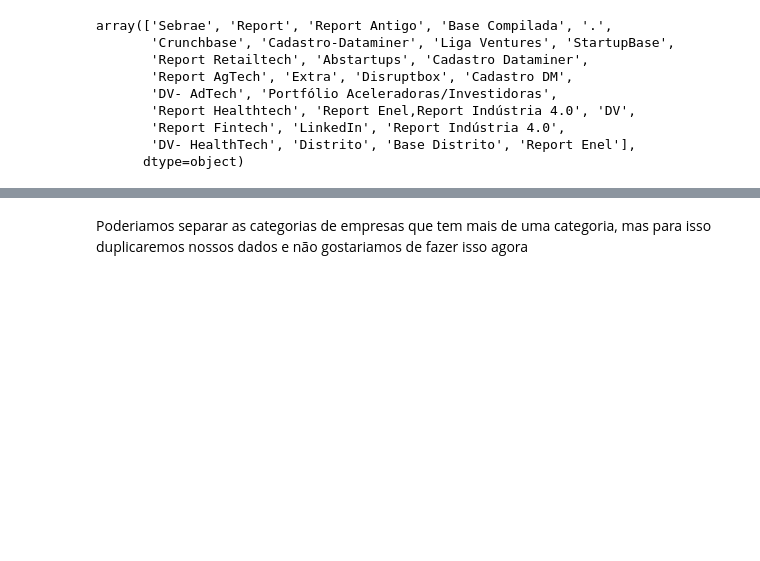
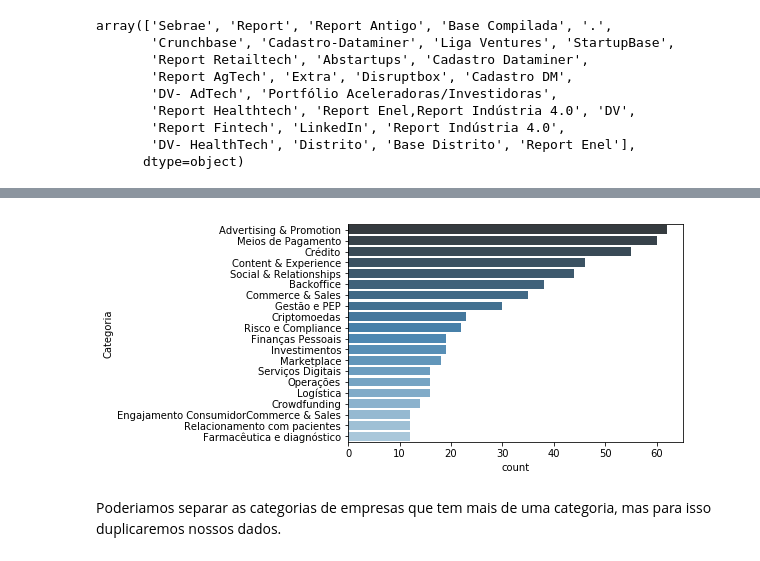
Before and after one commit to lucas-reism/Distrito-analitycs, a Jupyter notebook: Distrito.ipynb, the cells around one changed output, grey strips where cells are left out. Saved outputs shown, nothing was run; the diff lists cells and outputs as text; code cells hidden in the pictures; blank space fills up the shorter version.

```diff
--- a/Distrito.ipynb
+++ b/Distrito.ipynb
@@ -142,3 +141,7 @@ LogísticaLogística
 Name: Categoria, Length: 160, dtype: int64
+# %%
+ax = sns.countplot(y='Categoria', data=data, order = data['Categoria'].value_counts()[:20].index, palette = 'Blues_d')
+# %% [output]
+[figure, added]
 # %% [markdown]
-Poderiamos separar as categorias de empresas que tem mais de uma categoria, mas para isso duplicaremos nossos dados e não gostariamos de fazer isso agora
+Poderiamos separar as categorias de empresas que tem mais de uma categoria, mas para isso duplicaremos nossos dados.
```
Also changed, not shown: parts of 59 cells of this notebook.
